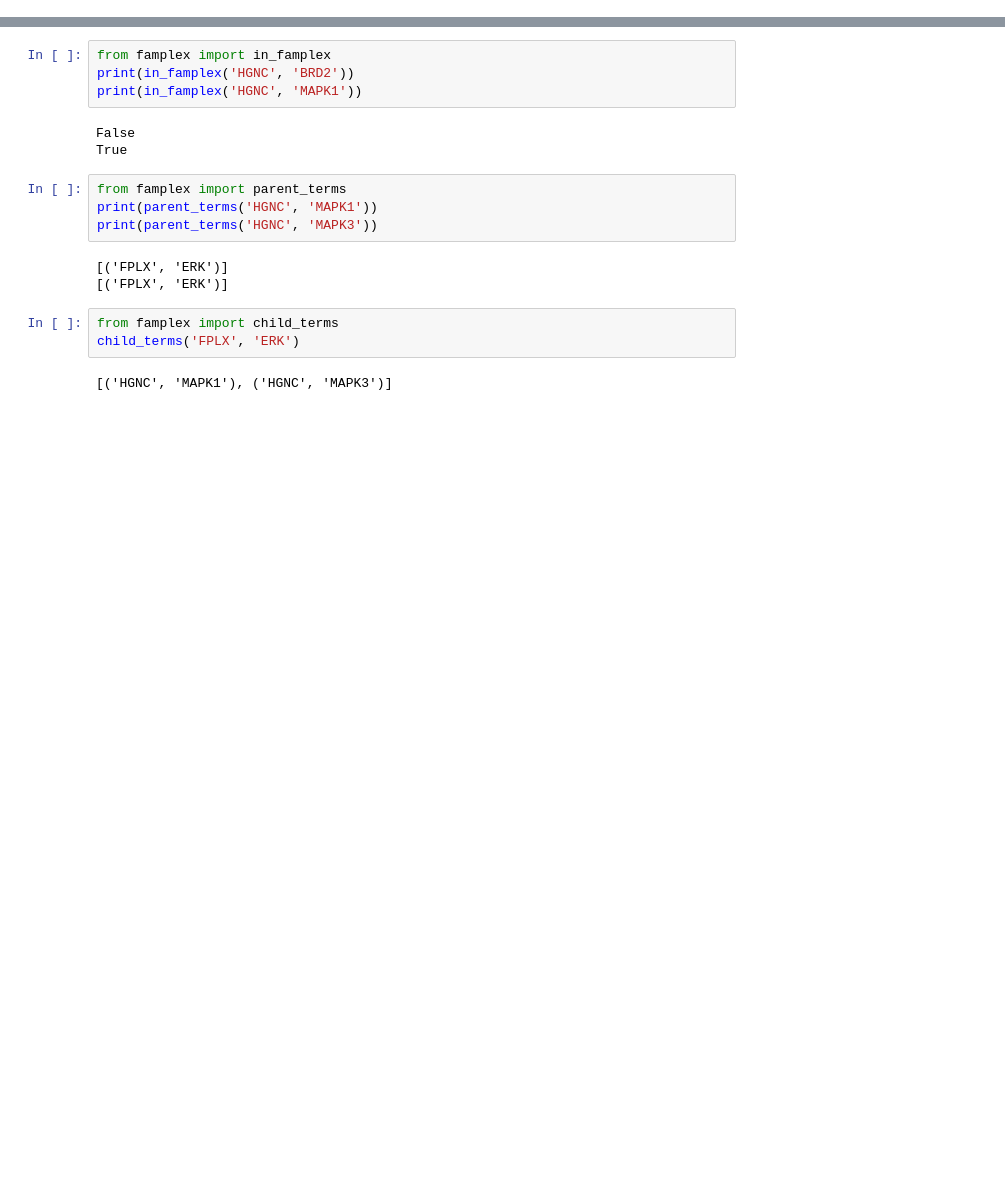
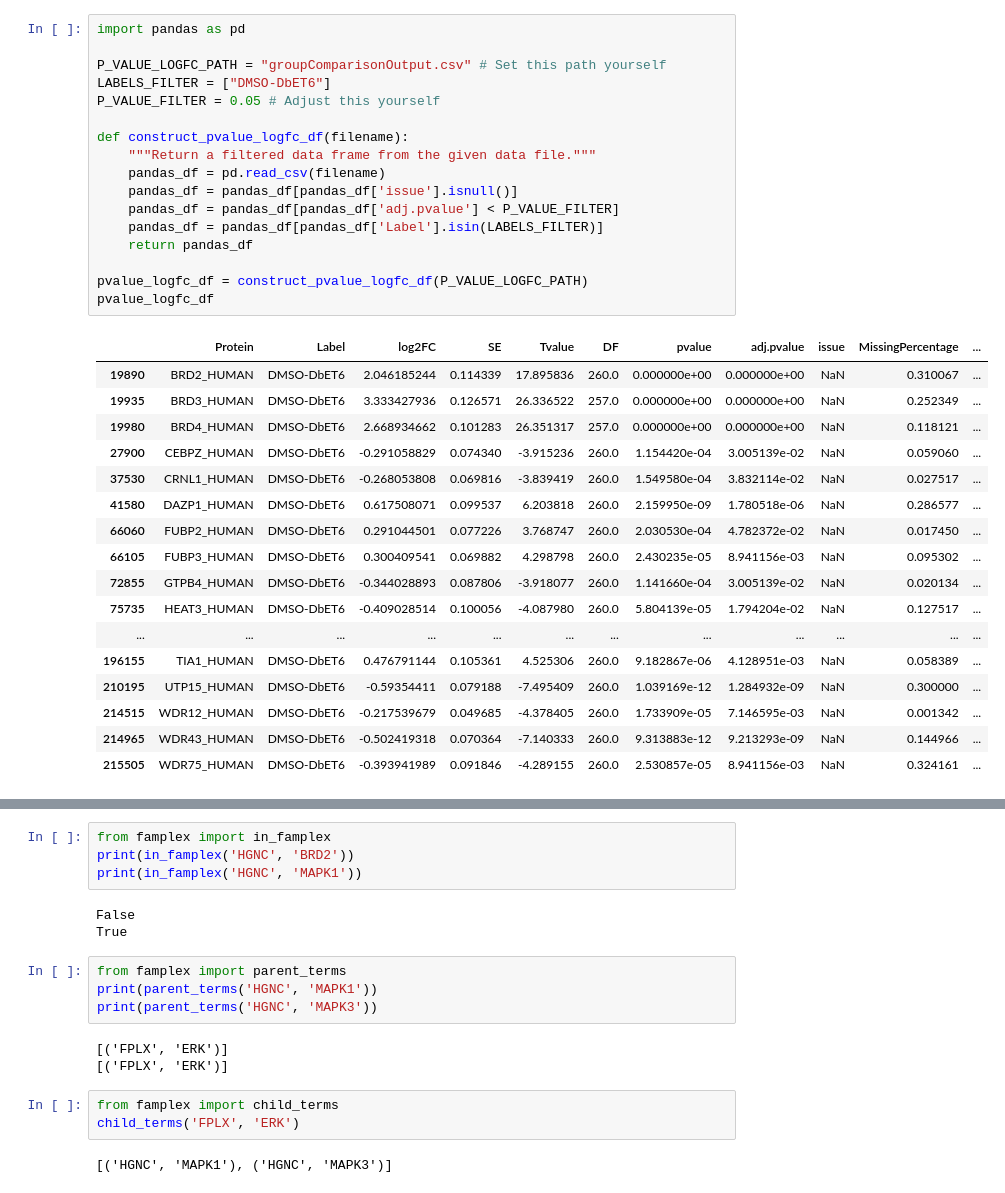
Before and after one commit to gyorilab/indra_may_institute, a Jupyter notebook: main.ipynb, the cells around one changed output, grey strips where cells are left out. Drawn from its saved outputs; the diff is of its cells as text; blank space fills up the shorter version.

Commit message:
Reorganize notebook to follow steps to import MSstats first, analyze with INDRA next

```diff
--- a/main.ipynb
+++ b/main.ipynb
@@ -225,0 +11,35 @@ names
+# %%
+import pandas as pd
+
+P_VALUE_LOGFC_PATH = "groupComparisonOutput.csv" # Set this path yourself
+LABELS_FILTER = ["DMSO-DbET6"]
+P_VALUE_FILTER = 0.05 # Adjust this yourself
+
+def construct_pvalue_logfc_df(filename):
+    """Return a filtered data frame from the given data file."""
+    pandas_df = pd.read_csv(filename)
+    pandas_df = pandas_df[pandas_df['issue'].isnull()]
+    pandas_df = pandas_df[pandas_df['adj.pvalue'] < P_VALUE_FILTER]
+    pandas_df = pandas_df[pandas_df['Label'].isin(LABELS_FILTER)]
+    return pandas_df
+
+pvalue_logfc_df = construct_pvalue_logfc_df(P_VALUE_LOGFC_PATH)
+pvalue_logfc_df
+# %% [output]
+|  | Protein | Label | log2FC | SE | Tvalue | DF | pvalue | adj.pvalue | issue | MissingPercentage | ... |
+| 19890 | BRD2_HUMAN | DMSO-DbET6 | 2.046185244 | 0.114339 | 17.895836 | 260.0 | 0.000000e+00 | 0.000000e+00 | NaN | 0.310067 | ... |
+| 19935 | BRD3_HUMAN | DMSO-DbET6 | 3.333427936 | 0.126571 | 26.336522 | 257.0 | 0.000000e+00 | 0.000000e+00 | NaN | 0.252349 | ... |
+| 19980 | BRD4_HUMAN | DMSO-DbET6 | 2.668934662 | 0.101283 | 26.351317 | 257.0 | 0.000000e+00 | 0.000000e+00 | NaN | 0.118121 | ... |
+| 27900 | CEBPZ_HUMAN | DMSO-DbET6 | -0.291058829 | 0.074340 | -3.915236 | 260.0 | 1.154420e-04 | 3.005139e-02 | NaN | 0.059060 | ... |
+| 37530 | CRNL1_HUMAN | DMSO-DbET6 | -0.268053808 | 0.069816 | -3.839419 | 260.0 | 1.549580e-04 | 3.832114e-02 | NaN | 0.027517 | ... |
+| 41580 | DAZP1_HUMAN | DMSO-DbET6 | 0.617508071 | 0.099537 | 6.203818 | 260.0 | 2.159950e-09 | 1.780518e-06 | NaN | 0.286577 | ... |
+| 66060 | FUBP2_HUMAN | DMSO-DbET6 | 0.291044501 | 0.077226 | 3.768747 | 260.0 | 2.030530e-04 | 4.782372e-02 | NaN | 0.017450 | ... |
+| 66105 | FUBP3_HUMAN | DMSO-DbET6 | 0.300409541 | 0.069882 | 4.298798 | 260.0 | 2.430235e-05 | 8.941156e-03 | NaN | 0.095302 | ... |
+| 72855 | GTPB4_HUMAN | DMSO-DbET6 | -0.344028893 | 0.087806 | -3.918077 | 260.0 | 1.141660e-04 | 3.005139e-02 | NaN | 0.020134 | ... |
+| 75735 | HEAT3_HUMAN | DMSO-DbET6 | -0.409028514 | 0.100056 | -4.087980 | 260.0 | 5.804139e-05 | 1.794204e-02 | NaN | 0.127517 | ... |
+| ... | ... | ... | ... | ... | ... | ... | ... | ... | ... | ... | ... |
+| 196155 | TIA1_HUMAN | DMSO-DbET6 | 0.476791144 | 0.105361 | 4.525306 | 260.0 | 9.182867e-06 | 4.128951e-03 | NaN | 0.058389 | ... |
+| 210195 | UTP15_HUMAN | DMSO-DbET6 | -0.59354411 | 0.079188 | -7.495409 | 260.0 | 1.039169e-12 | 1.284932e-09 | NaN | 0.300000 | ... |
+| 214515 | WDR12_HUMAN | DMSO-DbET6 | -0.217539679 | 0.049685 | -4.378405 | 260.0 | 1.733909e-05 | 7.146595e-03 | NaN | 0.001342 | ... |
+| 214965 | WDR43_HUMAN | DMSO-DbET6 | -0.502419318 | 0.070364 | -7.140333 | 260.0 | 9.313883e-12 | 9.213293e-09 | NaN | 0.144966 | ... |
+| 215505 | WDR75_HUMAN | DMSO-DbET6 | -0.393941989 | 0.091846 | -4.289155 | 260.0 | 2.530857e-05 | 8.941156e-03 | NaN | 0.324161 | ... |
```
Also changed, not shown: parts of 107 cells of this notebook.
